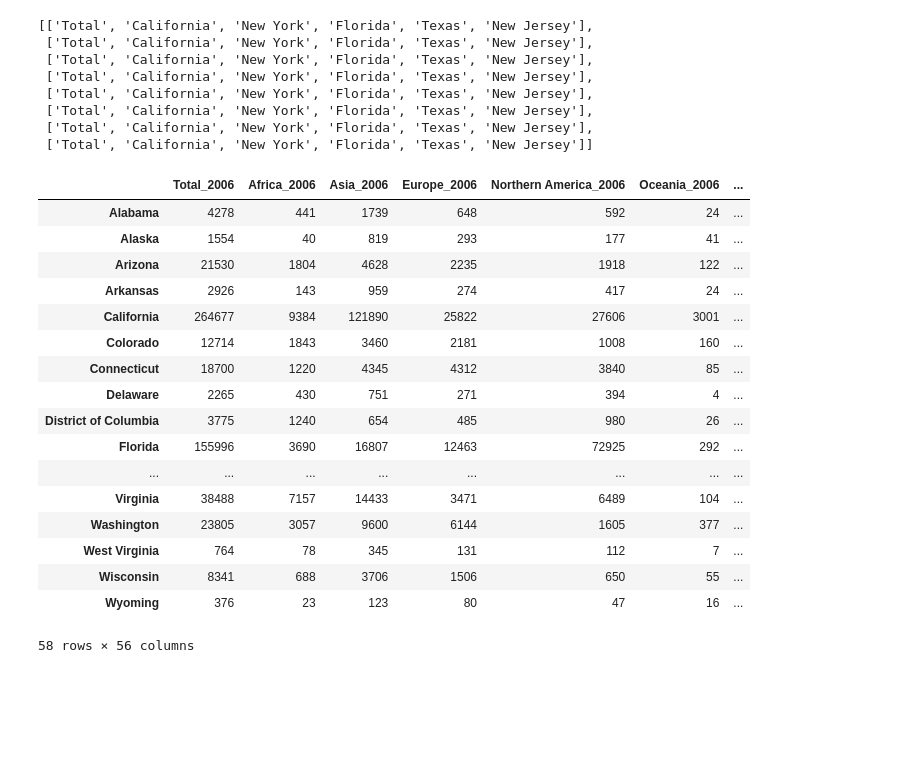
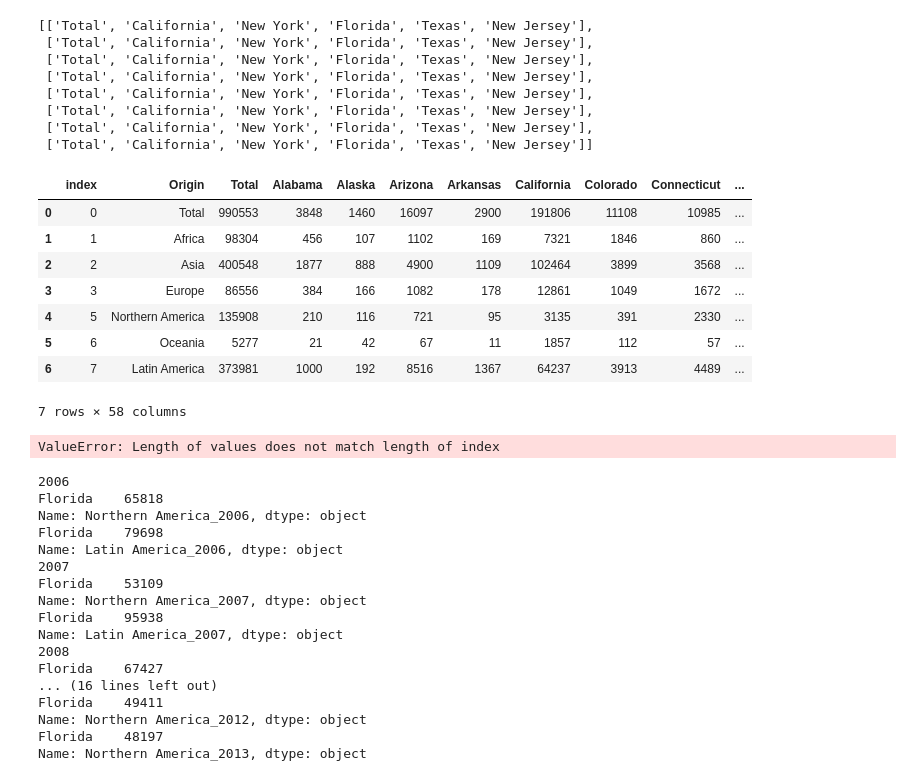
Before and after one commit to skchandra/DataScienceUSImmigration, a Jupyter notebook: lpr_nat_citizens_2006_2014.ipynb, the cells around one changed output. Saved outputs shown, nothing was run; the diff lists cells and outputs as text; code cells hidden in the pictures; blank space fills up the shorter version.

```diff
--- a/lpr_nat_citizens_2006_2014.ipynb
+++ b/lpr_nat_citizens_2006_2014.ipynb
@@ -239,11 +337,22 @@ fin = fin.append(df[5])
 fin = fin.append(df[6])
 fin = fin.append(df[7])
 #print df[0].shape,df[1].shape,df[2].shape,df[3].shape,df[4].shape,df[5].shape,df[6].shape,df[7].shape
+# %%
+df[7]
+# %% [output]
+|  | index | Origin | Total | Alabama | Alaska | Arizona | Arkansas | California | Colorado | Connecticut | ... |
+| 0 | 0 | Total | 990553 | 3848 | 1460 | 16097 | 2900 | 191806 | 11108 | 10985 | ... |
+| 1 | 1 | Africa | 98304 | 456 | 107 | 1102 | 169 | 7321 | 1846 | 860 | ... |
+| 2 | 2 | Asia | 400548 | 1877 | 888 | 4900 | 1109 | 102464 | 3899 | 3568 | ... |
+| 3 | 3 | Europe | 86556 | 384 | 166 | 1082 | 178 | 12861 | 1049 | 1672 | ... |
+| 4 | 5 | Northern America | 135908 | 210 | 116 | 721 | 95 | 3135 | 391 | 2330 | ... |
+| 5 | 6 | Oceania | 5277 | 21 | 42 | 67 | 11 | 1857 | 112 | 57 | ... |
+| 6 | 7 | Latin America | 373981 | 1000 | 192 | 8516 | 1367 | 64237 | 3913 | 4489 | ... |
+7 rows × 58 columns
 # %%
 fin = fin.transpose()
 fin = fin.ix[:-1]
 # %%
-origin = {0:'Total',1:'Africa',2:'Asia',3:'Europe',4:'Northern America',5:'Oceania',6:'Latin America'}
 columns = []
 for i in range(8):
     if i < 4:
@@ -253,23 +362,45 @@ for i in range(8):
     for j in range(7):
         columns.append(origin[j]+'_'+year)
 fin.columns = columns
-fin
-# %% [output]
-|  | Total_2006 | Africa_2006 | Asia_2006 | Europe_2006 | Northern America_2006 | Oceania_2006 | ... |
-| Alabama | 4278 | 441 | 1739 | 648 | 592 | 24 | ... |
-| Alaska | 1554 | 40 | 819 | 293 | 177 | 41 | ... |
-| Arizona | 21530 | 1804 | 4628 | 2235 | 1918 | 122 | ... |
-| Arkansas | 2926 | 143 | 959 | 274 | 417 | 24 | ... |
-| California | 264677 | 9384 | 121890 | 25822 | 27606 | 3001 | ... |
-| Colorado | 12714 | 1843 | 3460 | 2181 | 1008 | 160 | ... |
-| Connecticut | 18700 | 1220 | 4345 | 4312 | 3840 | 85 | ... |
-| Delaware | 2265 | 430 | 751 | 271 | 394 | 4 | ... |
-| District of Columbia | 3775 | 1240 | 654 | 485 | 980 | 26 | ... |
-| Florida | 155996 | 3690 | 16807 | 12463 | 72925 | 292 | ... |
-| ... | ... | ... | ... | ... | ... | ... | ... |
-| Virginia | 38488 | 7157 | 14433 | 3471 | 6489 | 104 | ... |
-| Washington | 23805 | 3057 | 9600 | 6144 | 1605 | 377 | ... |
-| West Virginia | 764 | 78 | 345 | 131 | 112 | 7 | ... |
-| Wisconsin | 8341 | 688 | 3706 | 1506 | 650 | 55 | ... |
-| Wyoming | 376 | 23 | 123 | 80 | 47 | 16 | ... |
-58 rows × 56 columns
+# %%
+fin['Abbreviations'] = ['AL','AK','AZ','AR','CA','CO','CT','DE','DC','FL','GA','GU','HI','ID','IL','IN','IA','KS','KY','LA','ME','MD','MA','MI','MN','MS','MO','MT','NE','NV','NH','NJ','NM','NY','NC','ND','OH','OK','OR','OG','PA','PR','RI','SC','SD','TN','TX','TO','UA','UD','US','UT','VT','VA','WA','WV','WI','WY']
+# %% [output]
+ValueError: Length of values does not match length of index
+# %%
+print '2006'
+print fin[fin.Abbreviations == 'FL']['Northern America_2006']
+print fin[fin.Abbreviations == 'FL']['Latin America_2006']
+print '2007'
+print fin[fin.Abbreviations == 'FL']['Northern America_2007']
+print fin[fin.Abbreviations == 'FL']['Latin America_2007']
+print '2008'
+print fin[fin.Abbreviations == 'FL']['Northern America_2008']
+print fin[fin.Abbreviations == 'FL']['Latin America_2008']
+print '2009'
+print fin[fin.Abbreviations == 'FL']['Northern America_2009']
+print fin[fin.Abbreviations == 'FL']['Latin America_2009']
+print '2010'
+print fin[fin.Abbreviations == 'FL']['Northern America_2010']
+print fin[fin.Abbreviations == 'FL']['Latin America_2010']
+print '2011'
+print fin[fin.Abbreviations == 'FL']['Northern America_2011']
+print fin[fin.Abbreviations == 'FL']['Northern America_2012']
+print fin[fin.Abbreviations == 'FL']['Northern America_2013']
+# %% [output]
+2006
+Florida    65818
+Name: Northern America_2006, dtype: object
+Florida    79698
+Name: Latin America_2006, dtype: object
+2007
+Florida    53109
+Name: Northern America_2007, dtype: object
+Florida    95938
+Name: Latin America_2007, dtype: object
+2008
+Florida    67427
+... (16 lines left out)
+Florida    49411
+Name: Northern America_2012, dtype: object
+Florida    48197
+Name: Northern America_2013, dtype: object
```
Also changed, not shown: parts of 12 cells of this notebook, 8 other files.
